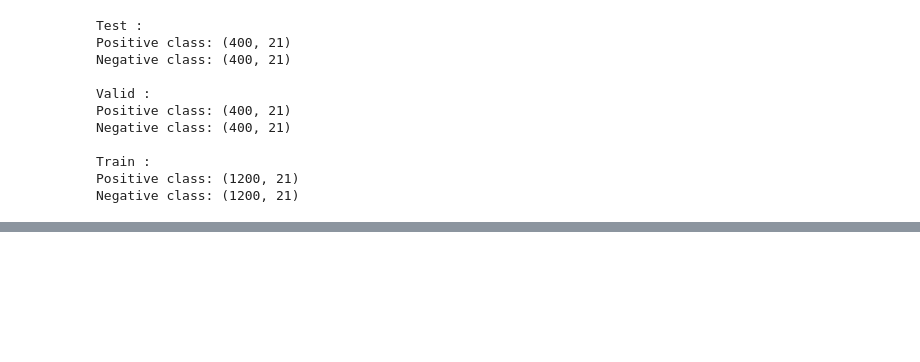
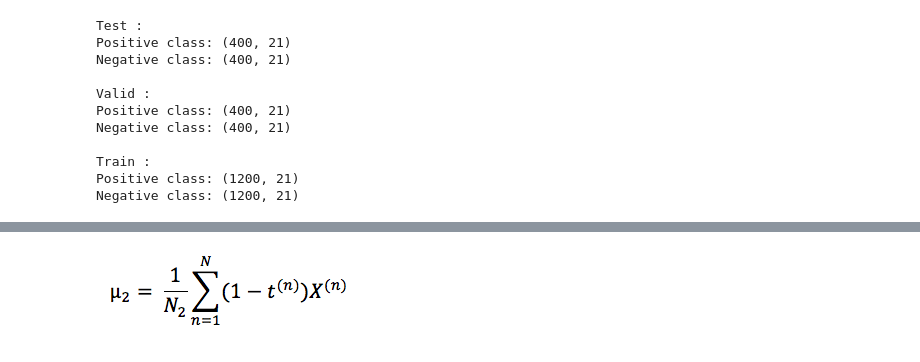
Before and after one commit to atg-abhijay/Comp_551_Assignment_2, a Jupyter notebook: Q1.ipynb, the cells around one changed output, grey strips where cells are left out. Drawn from its saved outputs; the diff is of its cells as text; code cells hidden in the pictures; blank space fills up the shorter version.

```diff
--- a/Q1.ipynb
+++ b/Q1.ipynb
@@ -107,0 +162,7 @@ test_df.to_csv("DS1_test.csv")
+# %%
+"""
+Estimating mu_two
+"""
+Image(filename='./pics/gda_mu_two.png')
+# %% [output]
+[figure, added]
```
Also changed, not shown: parts of 14 cells of this notebook, 8 other files.
